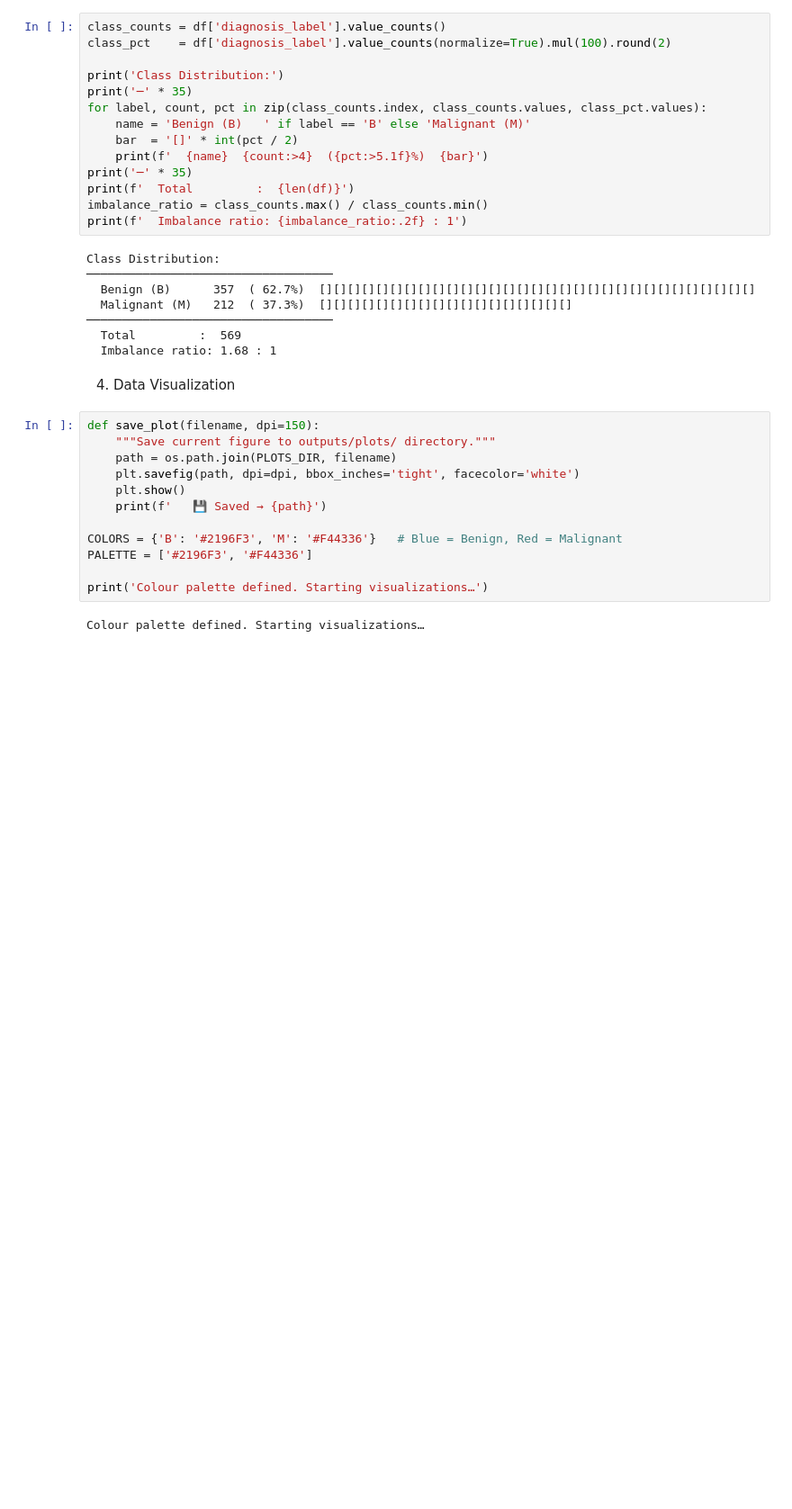
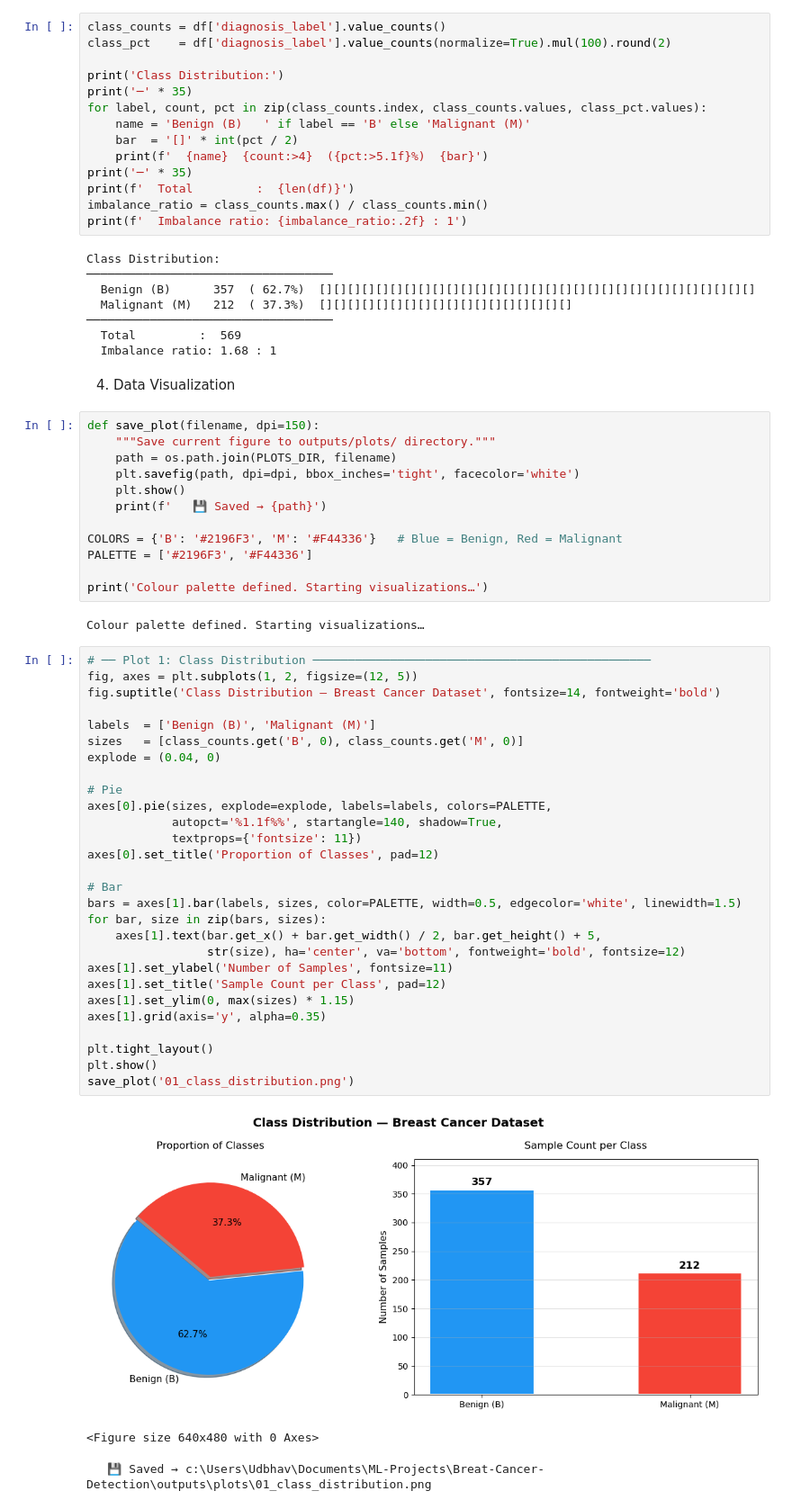
Before and after one commit to VjUdbhav/Breast-Cancer-Detection, a Jupyter notebook: Breast-Cancer-Detection.ipynb, the cells around one changed output. Shown at 90% size. Drawn from its saved outputs; the diff is of its cells as text; blank space fills up the shorter version.

```diff
--- a/Breast-Cancer-Detection.ipynb
+++ b/Breast-Cancer-Detection.ipynb
@@ -182,3 +182,35 @@ PALETTE = ['#2196F3', '#F44336']
 print('Colour palette defined. Starting visualizations…')
 # %% [output]
 Colour palette defined. Starting visualizations…
+# %%
+# ── Plot 1: Class Distribution ────────────────────────────────────────────────
+fig, axes = plt.subplots(1, 2, figsize=(12, 5))
+fig.suptitle('Class Distribution — Breast Cancer Dataset', fontsize=14, fontweight='bold')
+
+labels  = ['Benign (B)', 'Malignant (M)']
+sizes   = [class_counts.get('B', 0), class_counts.get('M', 0)]
+explode = (0.04, 0)
+
+# Pie
+axes[0].pie(sizes, explode=explode, labels=labels, colors=PALETTE,
+            autopct='%1.1f%%', startangle=140, shadow=True,
+            textprops={'fontsize': 11})
+axes[0].set_title('Proportion of Classes', pad=12)
+
+# Bar
+bars = axes[1].bar(labels, sizes, color=PALETTE, width=0.5, edgecolor='white', linewidth=1.5)
+for bar, size in zip(bars, sizes):
+    axes[1].text(bar.get_x() + bar.get_width() / 2, bar.get_height() + 5,
+                 str(size), ha='center', va='bottom', fontweight='bold', fontsize=12)
+axes[1].set_ylabel('Number of Samples', fontsize=11)
+axes[1].set_title('Sample Count per Class', pad=12)
+axes[1].set_ylim(0, max(sizes) * 1.15)
+axes[1].grid(axis='y', alpha=0.35)
+
+plt.tight_layout()
+plt.show()
+save_plot('01_class_distribution.png')
+# %% [output]
+[figure, added]
+<Figure size 640x480 with 0 Axes>
+   💾 Saved → c:\Users\Udbhav\Documents\ML-Projects\Breat-Cancer-Detection\outputs\plots\01_class_distribution.png
```
Also changed, not shown: parts of 22 cells of this notebook, 13 other files.
